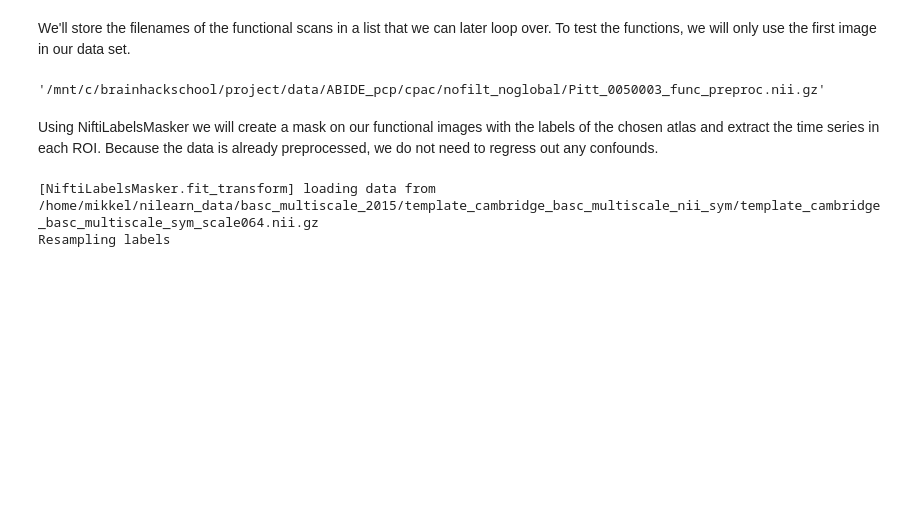
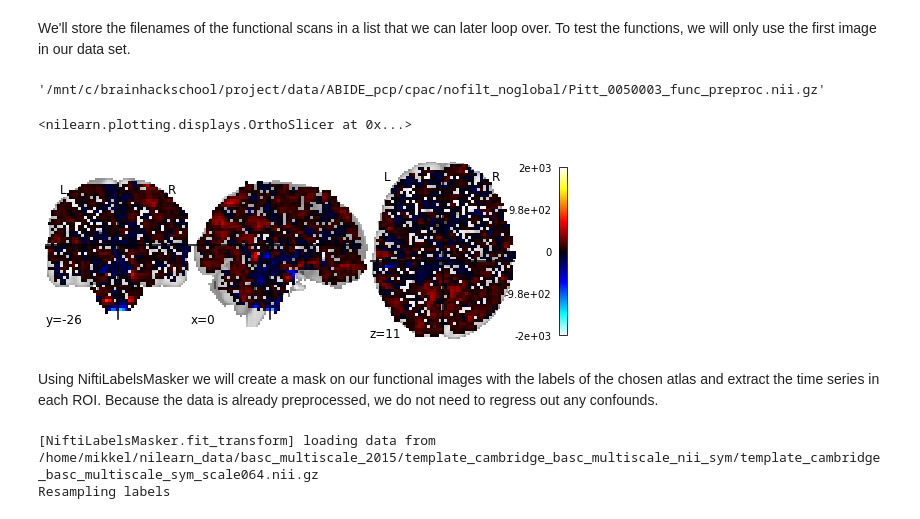
Before and after one commit to brainhack-school2020/mschoettner_fMRI-ML, a Jupyter notebook: code/preparation.ipynb, the cells around one changed output. Cells and saved outputs as stored; diff of their text form; code cells hidden in the pictures; blank space fills up the shorter version.

```diff
--- a/code/preparation.ipynb
+++ b/code/preparation.ipynb
@@ -65,6 +53,14 @@ fmri_filenames = abide.func_preproc[0]
 fmri_filenames
 # %% [output]
 '/mnt/c/brainhackschool/project/data/ABIDE_pcp/cpac/nofilt_noglobal/Pitt_0050003_func_preproc.nii.gz'
+# %%
+from nilearn import plotting
+from nilearn import image
+first_Img = image.index_img(fmri_filenames, 1)
+plotting.plot_stat_map(first_Img, threshold = 'auto')
+# %% [output]
+<nilearn.plotting.displays.OrthoSlicer at 0x...>
+[figure, added]
 # %% [markdown]
 Using NiftiLabelsMasker we will create a mask on our functional images with the labels of the chosen atlas and extract the time series in each ROI. Because the data is already preprocessed, we do not need to regress out any confounds.
 # %%
```
Also changed, not shown: parts of 15 cells of this notebook.
